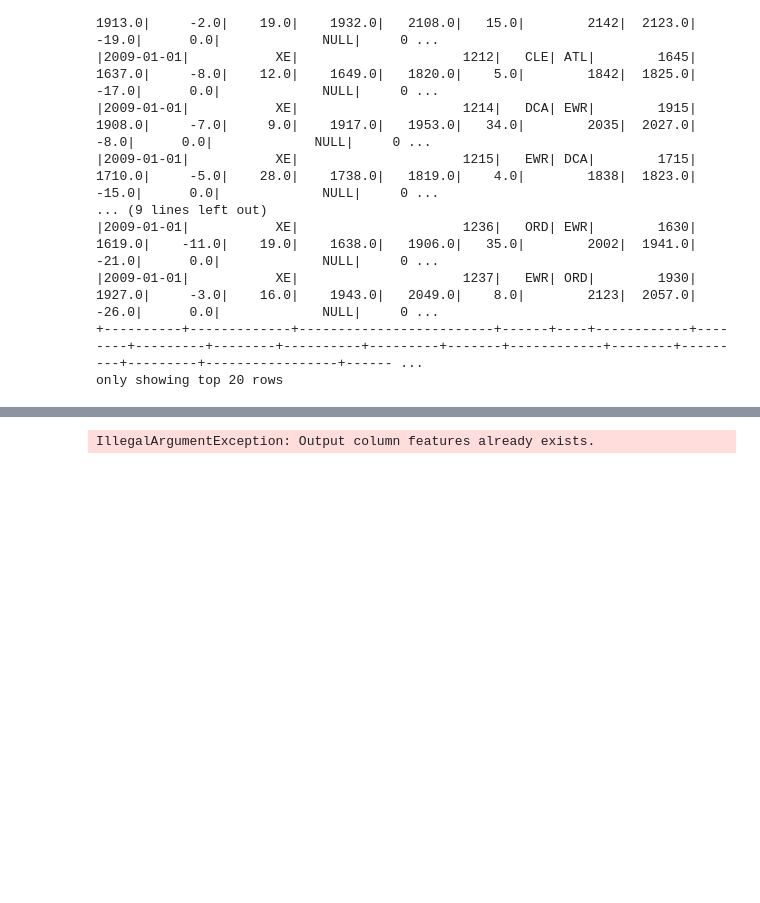
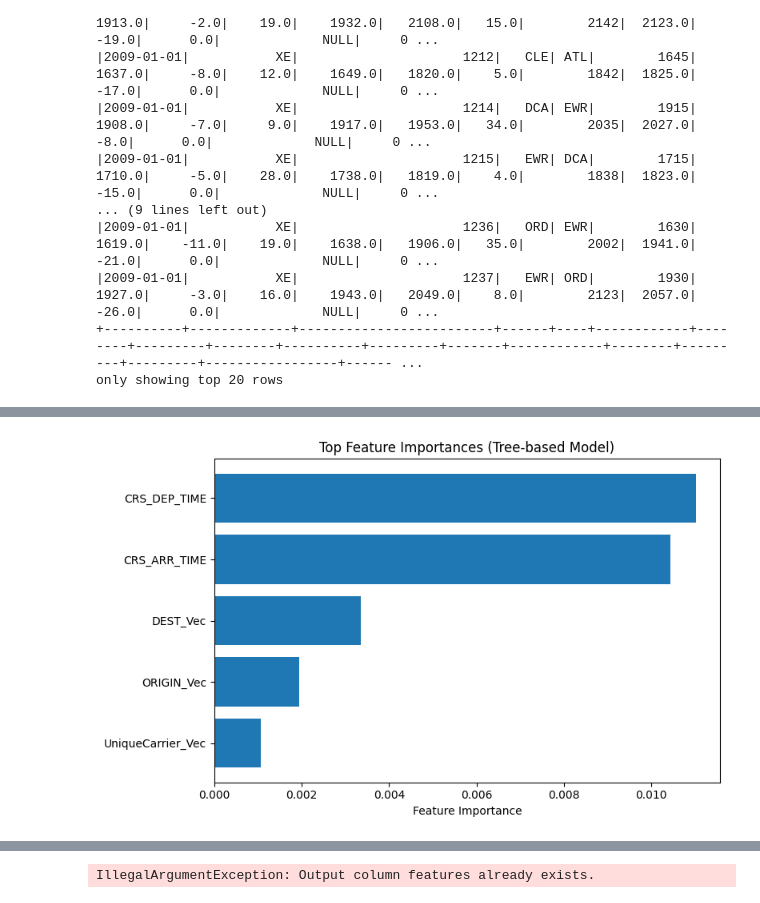
Before and after one commit to pirjo2/bdm-projects, a Jupyter notebook: Project_4/project4.ipynb, the cells around one changed output, grey strips where cells are left out. Drawn from its saved outputs; the diff is of its cells as text; code cells hidden in the pictures; blank space fills up the shorter version.

```diff
--- a/Project_4/project4.ipynb
+++ b/Project_4/project4.ipynb
@@ -215,0 +331,6 @@ only showing top 20 rows
+# %%
+# 6. Train models eidi
+lr_model = cv_lr.fit(train_data)
+dt_model = cv_dt.fit(train_data)
+rf_model = cv_rf.fit(train_data)
+gbt_model = cv_gbt.fit(train_data)
@@ -216,3 +373,32 @@ only showing top 20 rows
+# %%
+# AUC mõhjal on gbt_model.bestModel parem
+best_tree_model = gbt_model.bestModel  # või rf_model.bestModel
+
+importances = best_tree_model.featureImportances
+# %%
+feature_names = assembler.getInputCols()
+# %%
+
+feature_importance_list = list(zip(feature_names, importances))
+
+sorted_features = sorted(feature_importance_list, key=lambda x: x[1], reverse=True)
+# %%
+import matplotlib.pyplot as plt
+
+top_k = 5
+top_features = sorted_features[:top_k]
+
+names = [f[0] for f in top_features]
+scores = [f[1] for f in top_features]
+
+plt.figure(figsize=(8, 5))
+plt.barh(names[::-1], scores[::-1])
+plt.xlabel("Feature Importance")
+plt.title("Top Feature Importances (Tree-based Model)")
+plt.tight_layout()
+plt.show()
+# %% [output]
+[figure, added]
 # %%
 from pyspark.ml.classification import LogisticRegression, DecisionTreeClassifier, RandomForestClassifier, GBTClassifier
 from pyspark.ml.evaluation import BinaryClassificationEvaluator
```
Also changed, not shown: parts of 21 cells of this notebook.
